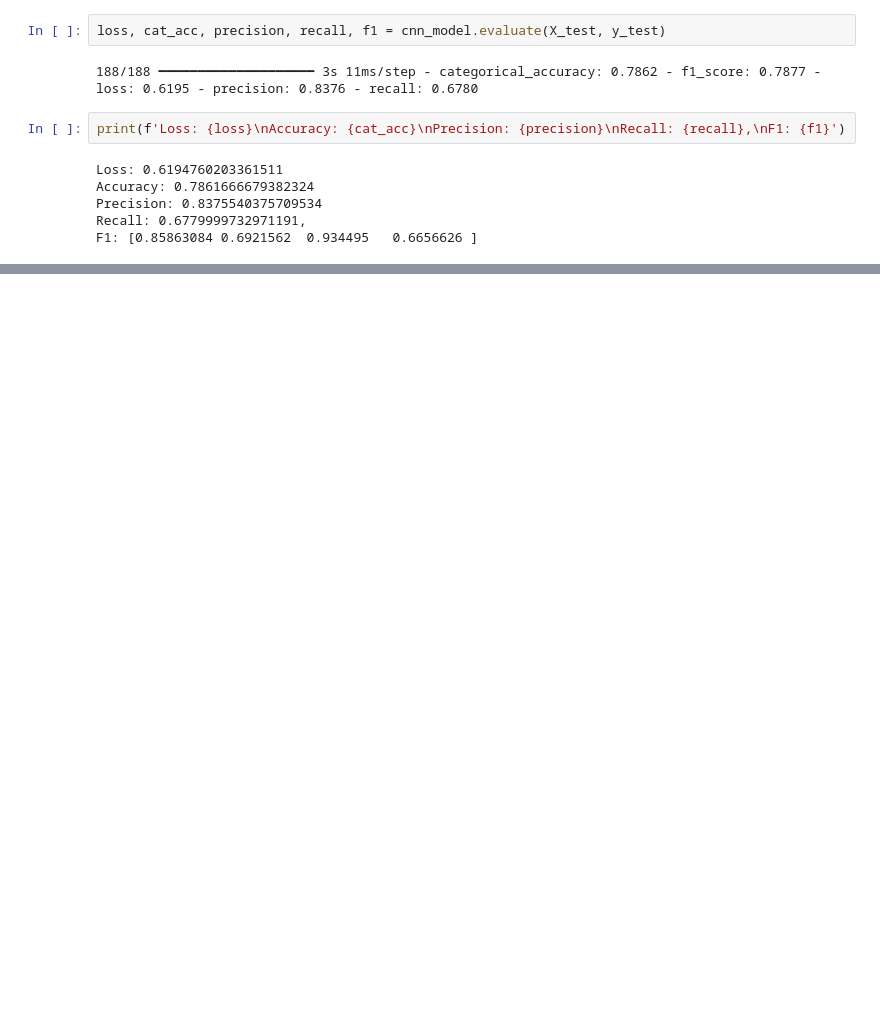
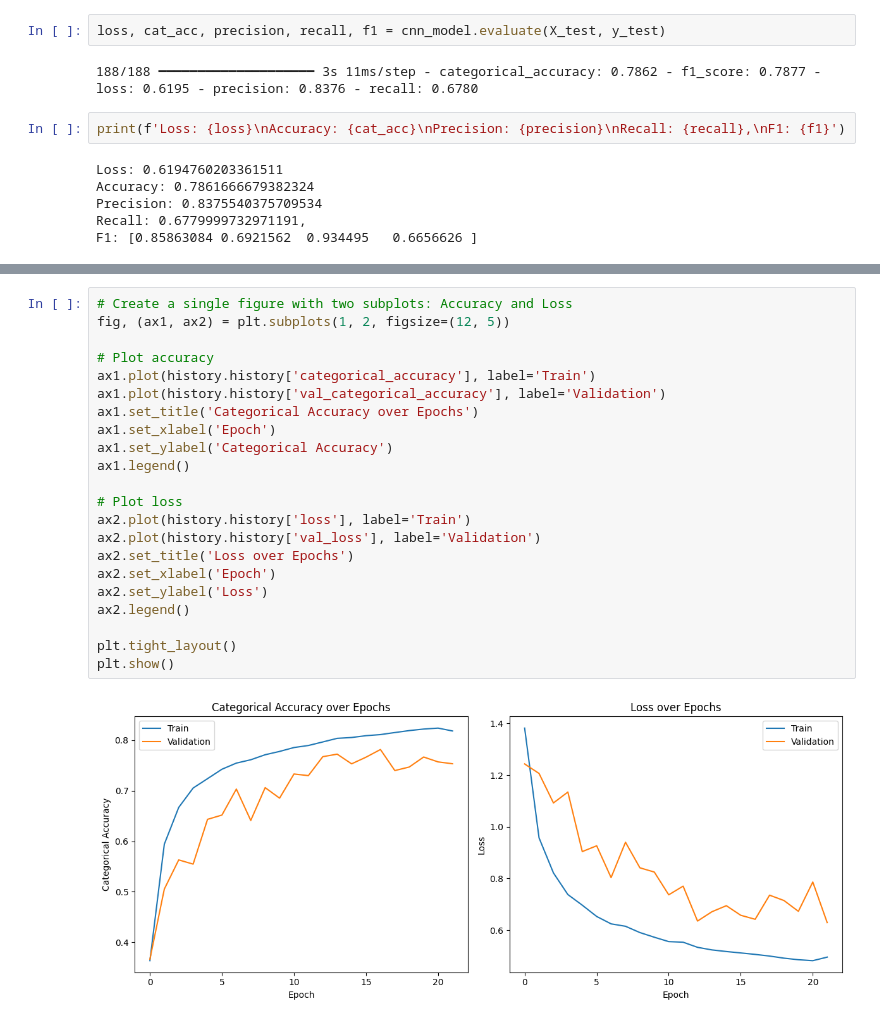
Before and after one commit to PSswathi/music-genre-and-composer-classification, a Jupyter notebook: notebooks/cnn_piano_roll.ipynb, the cells around one changed output, grey strips where cells are left out. Drawn from its saved outputs; the diff is of its cells as text; blank space fills up the shorter version.

Commit message:
add visualizations to the notebook

```diff
--- a/notebooks/cnn_piano_roll.ipynb
+++ b/notebooks/cnn_piano_roll.ipynb
@@ -355,0 +370,24 @@ F1: [0.85863084 0.6921562  0.934495   0.6656626 ]
+# %%
+# Create a single figure with two subplots: Accuracy and Loss
+fig, (ax1, ax2) = plt.subplots(1, 2, figsize=(12, 5))
+
+# Plot accuracy
+ax1.plot(history.history['categorical_accuracy'], label='Train')
+ax1.plot(history.history['val_categorical_accuracy'], label='Validation')
+ax1.set_title('Categorical Accuracy over Epochs')
+ax1.set_xlabel('Epoch')
+ax1.set_ylabel('Categorical Accuracy')
+ax1.legend()
+
+# Plot loss
+ax2.plot(history.history['loss'], label='Train')
+ax2.plot(history.history['val_loss'], label='Validation')
+ax2.set_title('Loss over Epochs')
+ax2.set_xlabel('Epoch')
+ax2.set_ylabel('Loss')
+ax2.legend()
+
+plt.tight_layout()
+plt.show()
+# %% [output]
+[figure, added]
```
Also changed, not shown: parts of 5 cells of this notebook.
